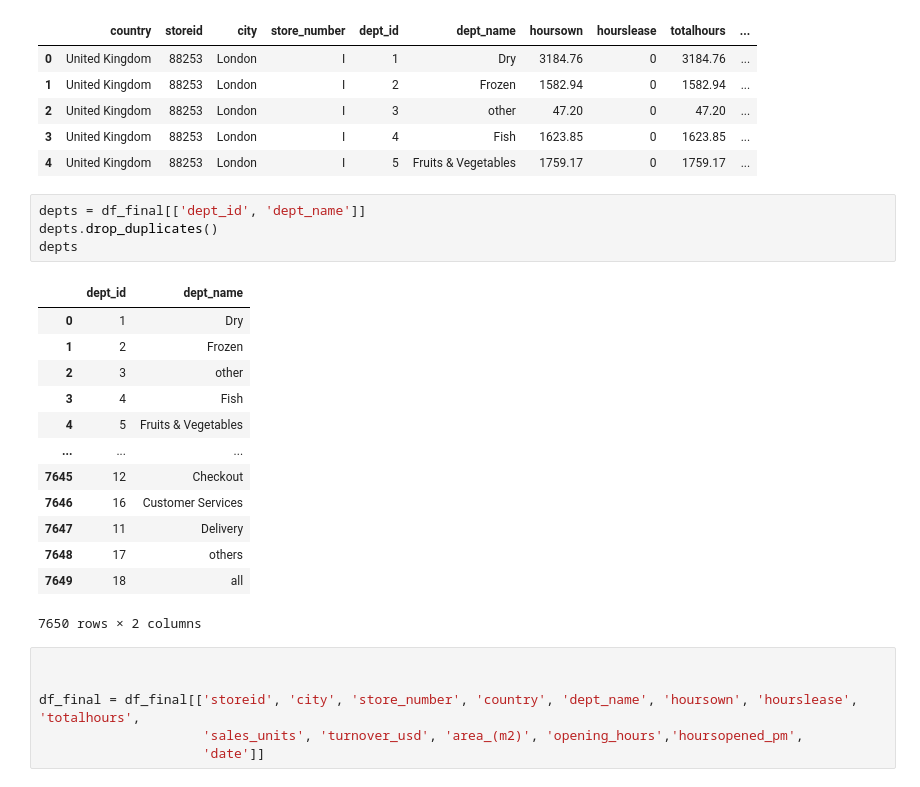
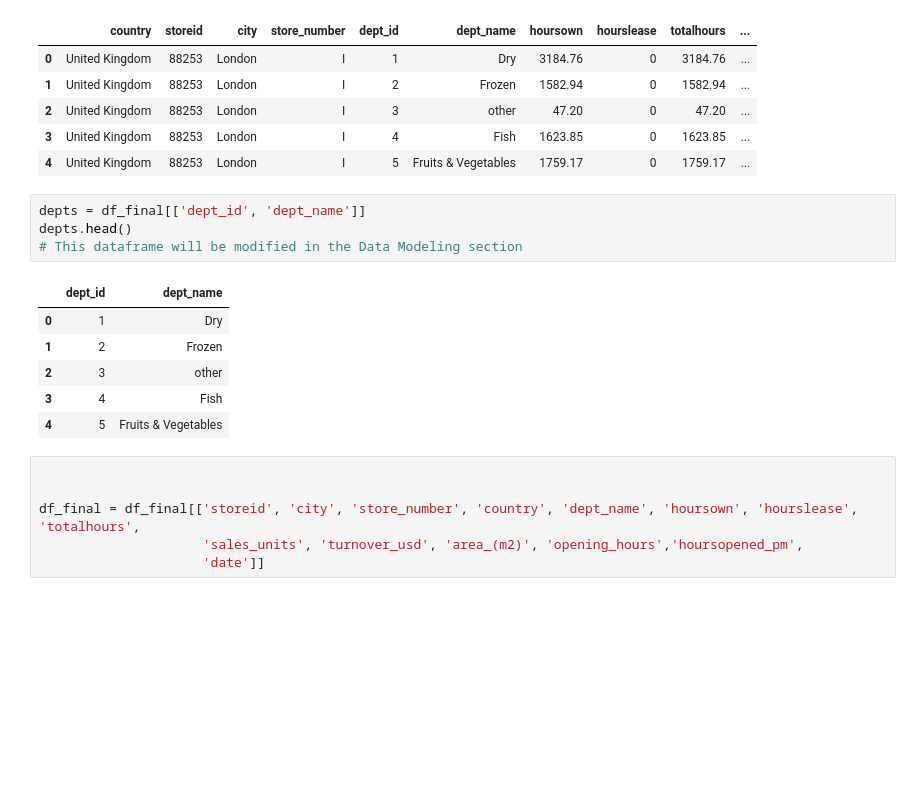
Before and after one commit to Renawol/Retail-Industy-Cleaning, a Jupyter notebook: retail_project.ipynb, the cells around one changed output. Cells and saved outputs as stored; diff of their text form; blank space fills up the shorter version.

Commit message:
Data Modeling done

```diff
--- a/retail_project.ipynb
+++ b/retail_project.ipynb
@@ -445,22 +431,15 @@ df_final.head()
 | 4 | United Kingdom | 88253 | London | I | 5 | Fruits & Vegetables | 1759.17 | 0 | 1759.17 | ... |
 # %%
 depts = df_final[['dept_id', 'dept_name']]
-depts.drop_duplicates()
-depts
+depts.head()
+# This dataframe will be modified in the Data Modeling section
 # %% [output]
 |  | dept_id | dept_name |
 | 0 | 1 | Dry |
 | 1 | 2 | Frozen |
 | 2 | 3 | other |
 | 3 | 4 | Fish |
 | 4 | 5 | Fruits & Vegetables |
-| ... | ... | ... |
-| 7645 | 12 | Checkout |
-| 7646 | 16 | Customer Services |
-| 7647 | 11 | Delivery |
-| 7648 | 17 | others |
-| 7649 | 18 | all |
-7650 rows × 2 columns
 # %%
 
 
```
Also changed, not shown: parts of 20 cells of this notebook, 5 other files.
